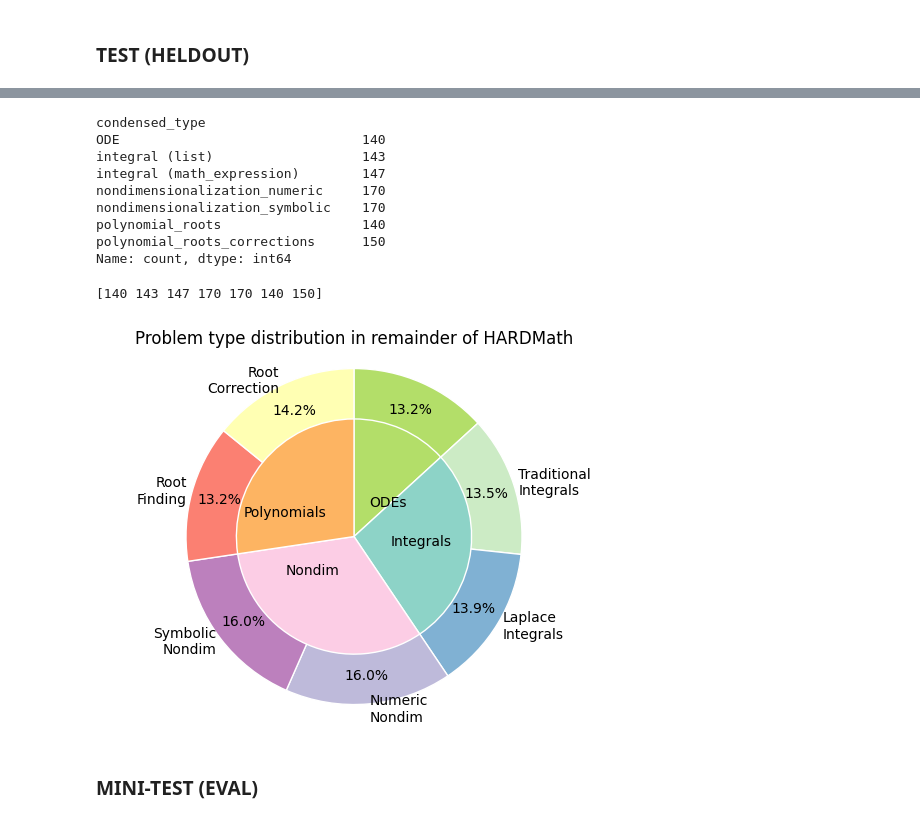
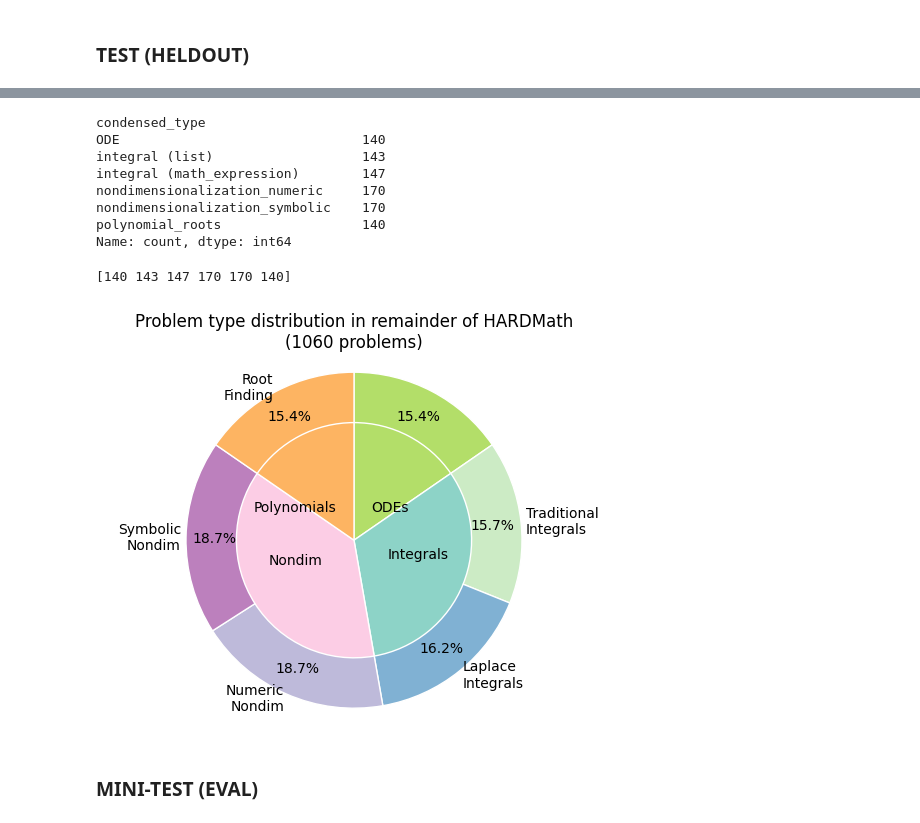
Before and after one commit to sarahmart/HARDMath, a Jupyter notebook: assets/dataset_split.ipynb, the cells around one changed output, grey strips where cells are left out. Cells and saved outputs as stored; diff of their text form; code cells hidden in the pictures.

Commit message:
Updating figures with correct naming and problem numbers) :

```diff
--- a/assets/dataset_split.ipynb
+++ b/assets/dataset_split.ipynb
@@ -17,7 +17,7 @@ def condense_columns(row):
 # %% [markdown]
 ### TEST (HELDOUT)
 # %%
-test = pd.read_csv('../data/heldout_HARDMath.csv')
+test = pd.read_csv('../data/heldout_HARDMath_updated.csv')
 
 test['condensed_type'] = test.apply(condense_columns, axis=1)
 counts = test['condensed_type'].value_counts().sort_index()
@@ -36,6 +24,6 @@ Name: count, dtype: int64
 # %%
 # remove polynomial root corrections
-# counts.drop(counts.tail(1).index, inplace=True)
+counts.drop(counts.tail(1).index, inplace=True)
 # %%
 print(counts)
 # %% [output]
@@ -46,7 +34,6 @@ integral (math_expression)        147
 nondimensionalization_numeric     170
 nondimensionalization_symbolic    170
 polynomial_roots                  140
-polynomial_roots_corrections      150
 Name: count, dtype: int64
 # %%
 nondim_counts = counts[counts.index.str.contains('nondim', case=False)]
@@ -59,7 +46,7 @@ sizes = counts.values
 # %%
 print(sizes)
 # %% [output]
-[140 143 147 170 170 140 150]
+[140 143 147 170 170 140]
 # %%
 fig, ax = plt.subplots()
 
@@ -67,39 +54,39 @@ type_colors = cm((np.arange(4)*4)+1)
 subtype_colors = cm(np.array([2,6,7,10,11,14,15]))
 
 type_colors = cm3(np.array([6,0,7,5]))
-subtype_colors = cm3(np.array([6,10,4,2,9,3,1])) # 8->2, 3->7->5
+subtype_colors = cm3(np.array([6,10,4,2,9,5,1])) # 8->2, 3->5
 
 ax.pie([ode_counts.sum(), int_counts.sum(), nondim_counts.sum(), poly_counts.sum()],
        labels=['ODEs', 'Integrals', 'Nondim', 'Polynomials'],
        colors=type_colors,
        #autopct='%1f%%',
        startangle=90,
        counterclock=False,
        wedgeprops=dict(edgecolor='w'),
        labeldistance=0.22,
        # pctdistance=0.52,
        rotatelabels=False)
 
 # outer circle -> subtypes
 ax.pie(sizes,
        labels=['', 'Traditional\nIntegrals', 'Laplace\nIntegrals', 'Numeric\nNondim', 'Symbolic\nNondim', 'Root\nFinding'],#, 'Root\nCorrection'],
        radius=1,
        colors=subtype_colors,
        autopct='%1.1f%%',
        startangle=90,
        counterclock=False,
        wedgeprops=dict(width=0.3, edgecolor='w'),
        #wedgeprops=dict(edgecolor='w'),
        labeldistance=1.03,
        pctdistance=0.83,
        rotatelabels=False)
 
-plt.title('Problem type distribution in remainder of HARDMath')
+plt.title(f'Problem type distribution in remainder of HARDMath\n({len(test)} problems)')
 ax.axis('equal')
 plt.savefig('heldout_dist.png')
 plt.show()
 # %% [output]
-[figure, old version]
+[figure, new version]
 # %% [markdown]
 ### MINI-TEST (EVAL)
 # %%
```
Also changed, not shown: parts of 3 cells of this notebook, 3 other files.
